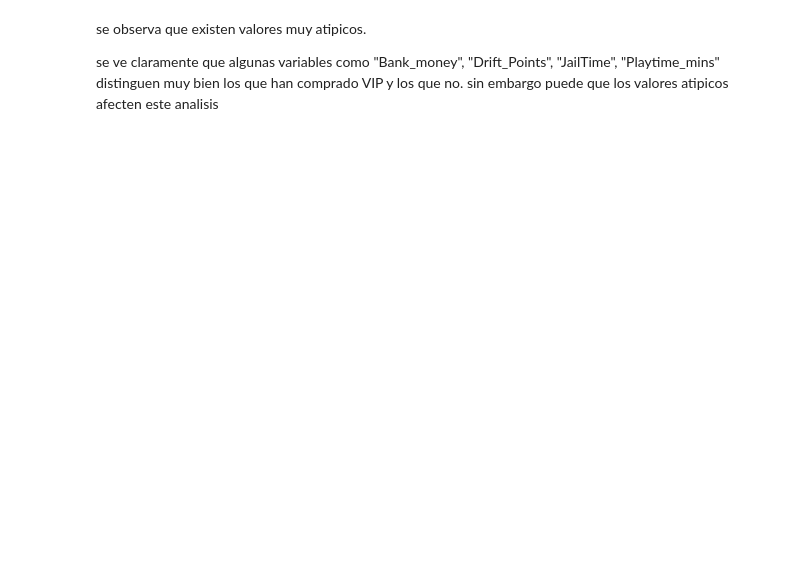
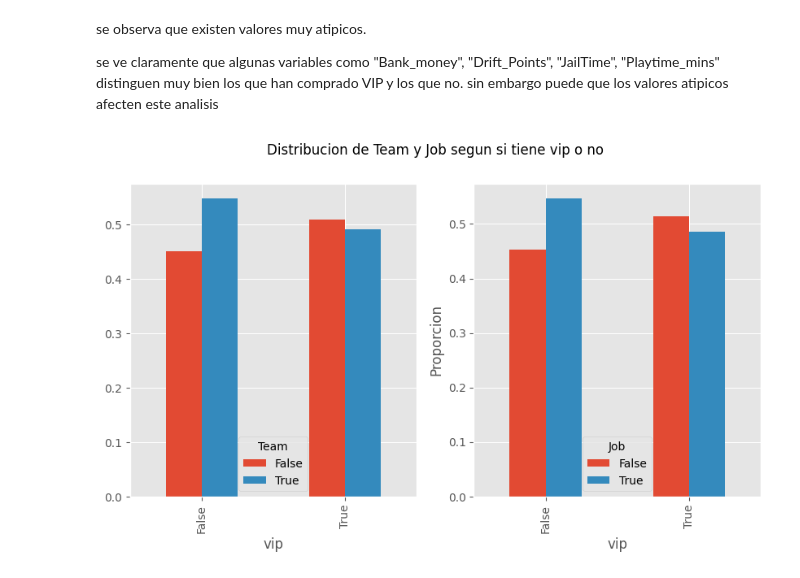
Before and after one commit to JPHITA/Colombian-Virtual-Reality-Analisis, a Jupyter notebook: analisis/3. analisis descriptivo para modelo.ipynb, the cells around one changed output. Saved outputs shown, nothing was run; the diff lists cells and outputs as text; code cells hidden in the pictures; blank space fills up the shorter version.

```diff
--- a/analisis/3. analisis descriptivo para modelo.ipynb
+++ b/analisis/3. analisis descriptivo para modelo.ipynb
@@ -134,0 +132,16 @@ se ve claramente que algunas variables como "Bank_money", "Drift_Points", "JailT
+# %%
+_, axes = plt.subplots(1, 2, figsize=(10,5))
+
+cat_cols = ["Team", "Job"]
+for i, col in enumerate(cat_cols):
+    df[[col, "vip"]].pivot_table(
+        index="vip",
+        columns=col,
+        aggfunc="size"
+    ).apply(lambda x: x/x.sum(), axis=1).plot.bar(ax=axes[i])
+
+plt.suptitle("Distribucion de Team y Job segun si tiene vip o no")
+plt.ylabel("Proporcion")
+plt.show()
+# %% [output]
+[figure, added]
```
Also changed, not shown: parts of 27 cells of this notebook, 1 other file.
